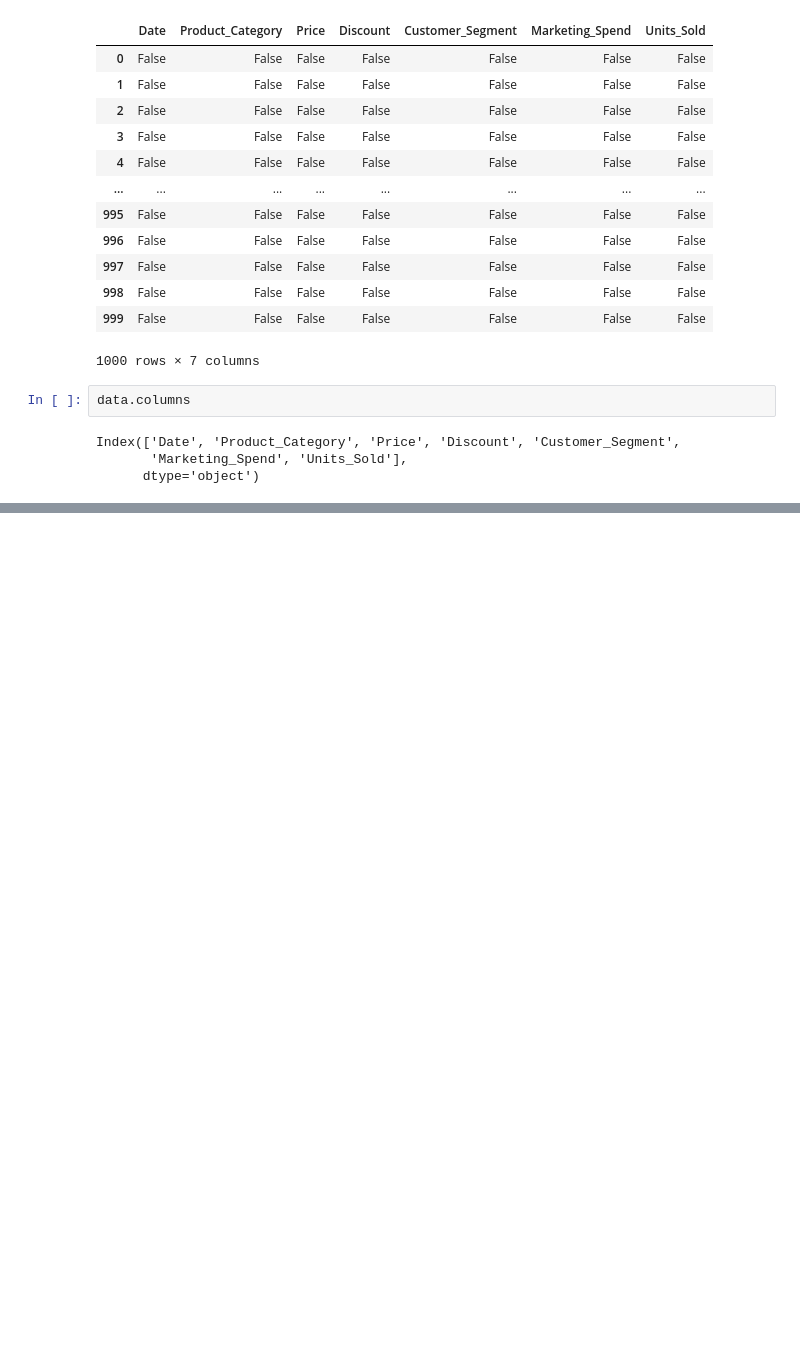
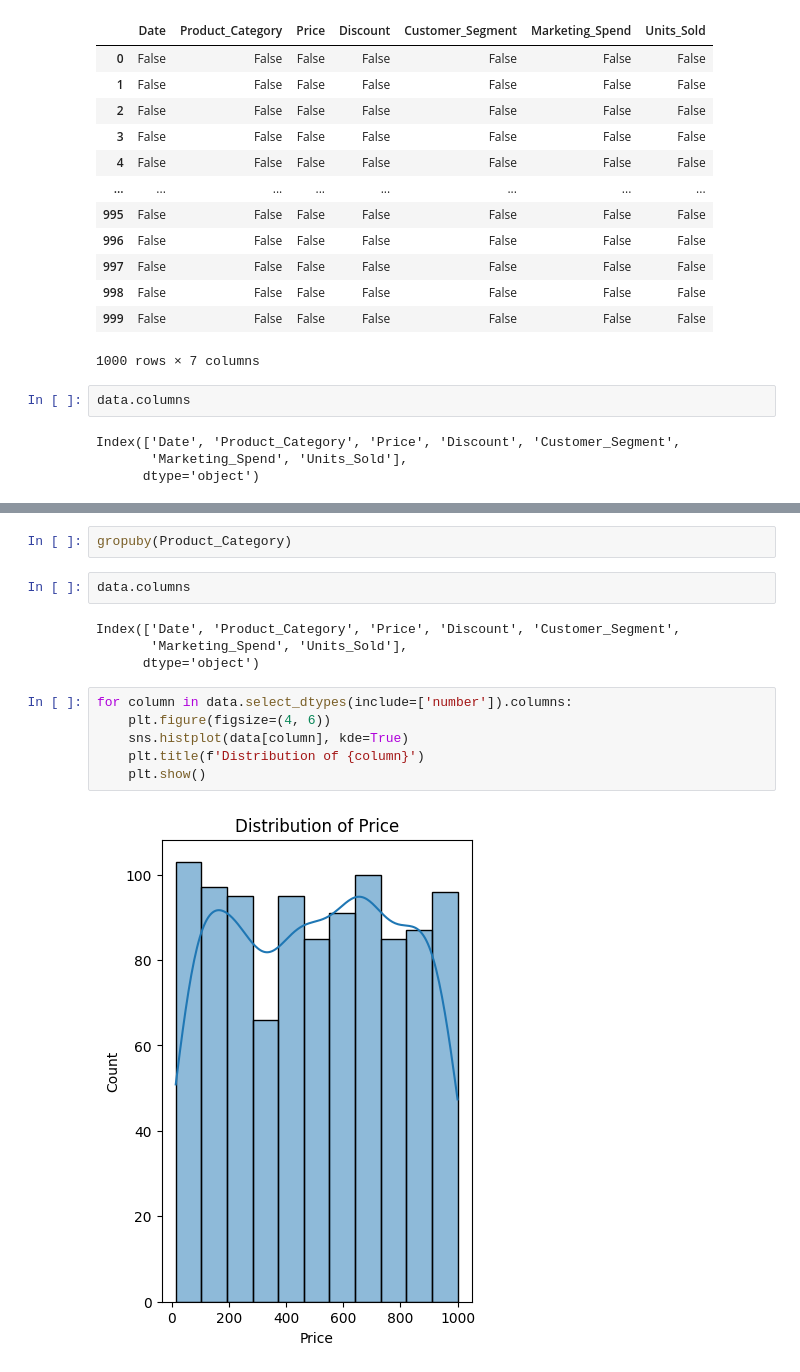
Before and after one commit to Praveenpadidapu/ML-Assignments, a Jupyter notebook: EDA.ipynb, the cells around one changed output, grey strips where cells are left out. Drawn from its saved outputs; the diff is of its cells as text; blank space fills up the shorter version.

```diff
--- a/EDA.ipynb
+++ b/EDA.ipynb
@@ -61,0 +113,16 @@ ValueError: could not convert string to float: '01-01-2023'
+# %%
+gropuby(Product_Category)
+# %%
+data.columns
+# %% [output]
+Index(['Date', 'Product_Category', 'Price', 'Discount', 'Customer_Segment',
+       'Marketing_Spend', 'Units_Sold'],
+      dtype='object')
+# %%
+for column in data.select_dtypes(include=['number']).columns:
+    plt.figure(figsize=(4, 6))
+    sns.histplot(data[column], kde=True)
+    plt.title(f'Distribution of {column}')
+    plt.show()
+# %% [output]
+[figure, added]
```
Also changed, not shown: parts of 31 cells of this notebook.
